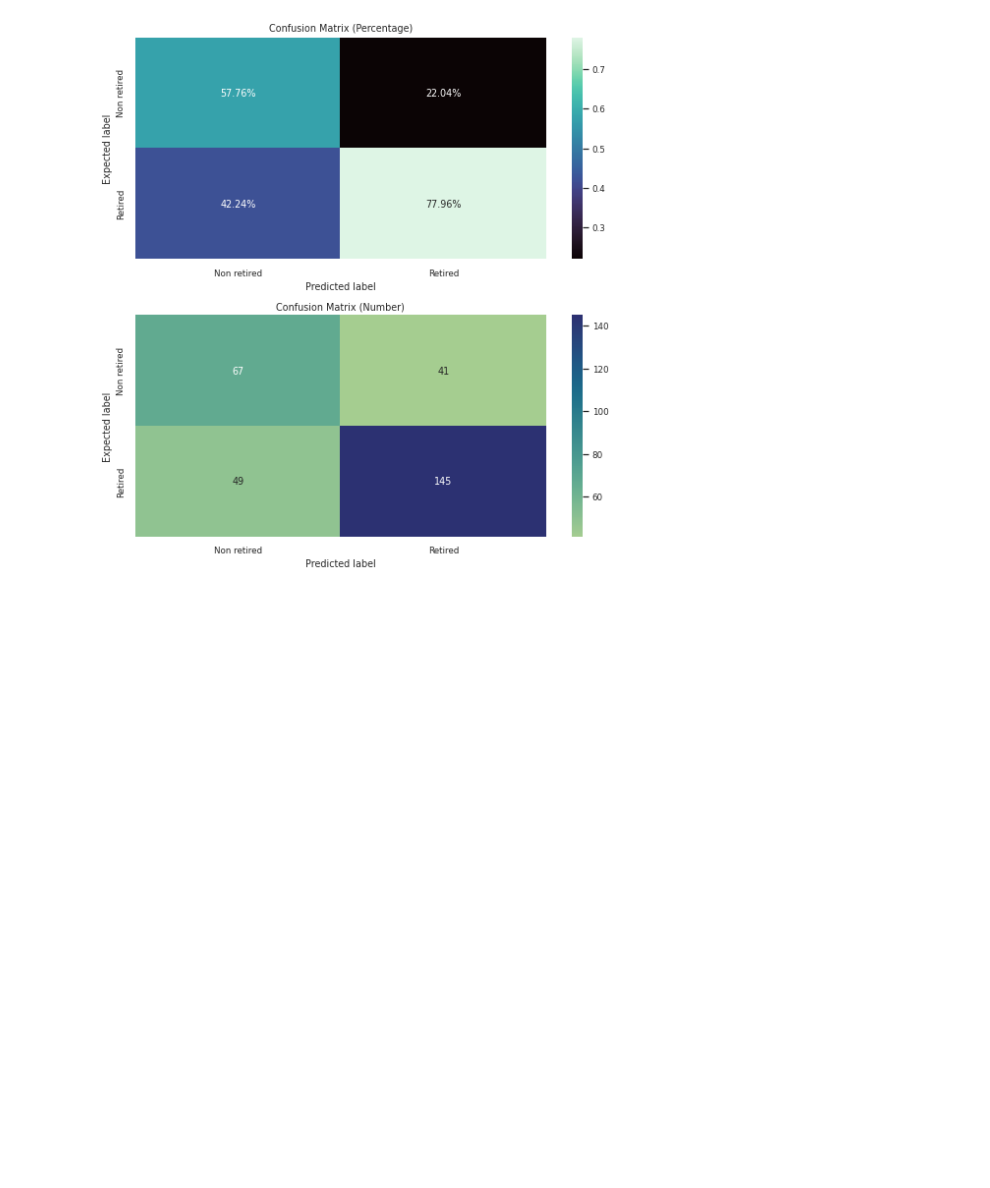
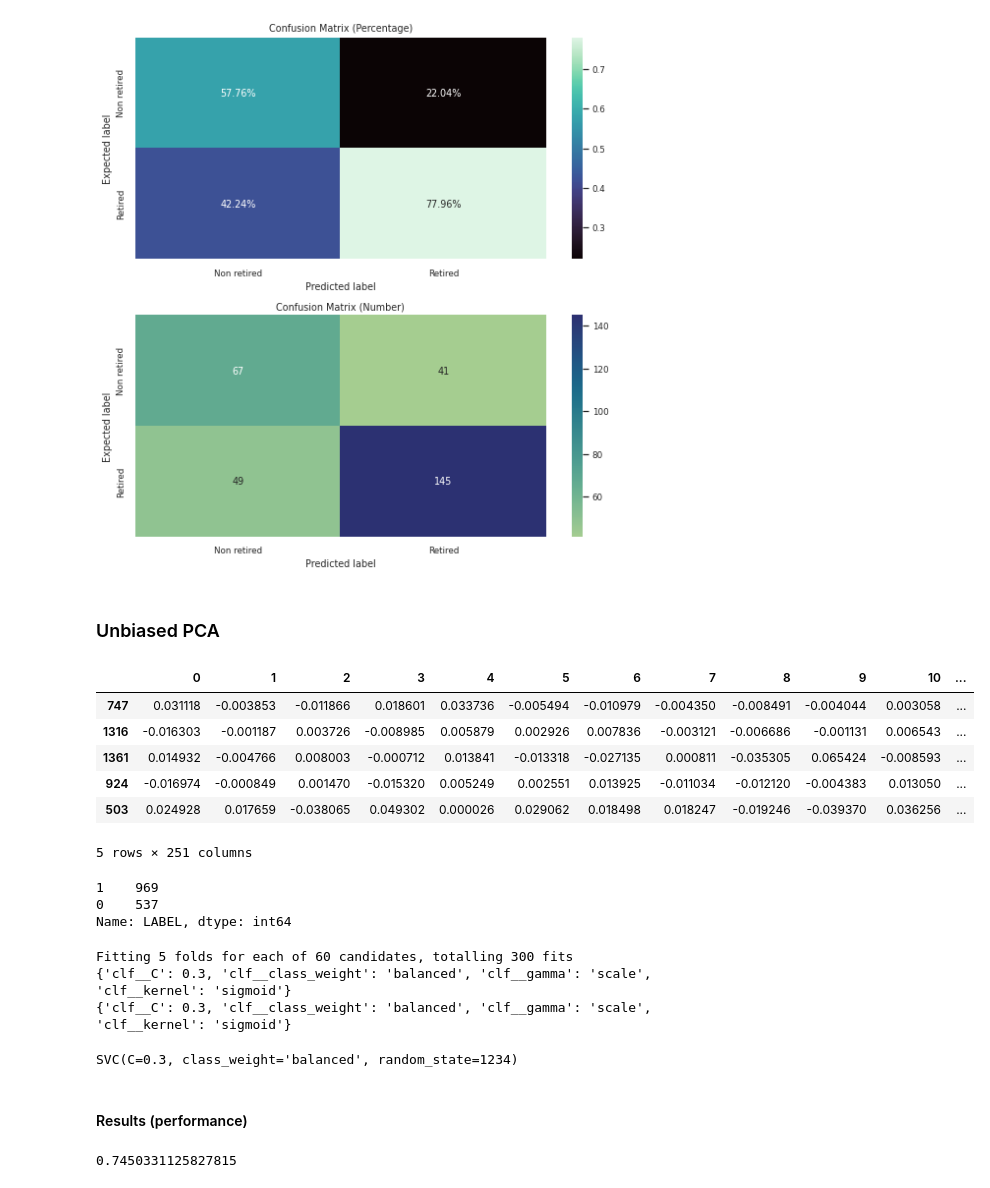
Before and after one commit to SolemnShark871/Churn, a Jupyter notebook: SVM_Model.ipynb, the cells around one changed output. Saved outputs shown, nothing was run; the diff lists cells and outputs as text; code cells hidden in the pictures; blank space fills up the shorter version.

```diff
--- a/SVM_Model.ipynb
+++ b/SVM_Model.ipynb
@@ -494,3 +494,30 @@ plt.show()
 #disp.plot()
 # %% [output]
 [figure]
+# %% [markdown]
+### Unbiased PCA
+# %%
+df_unbiased_pca = pd.read_csv('pca_unbiased.csv', index_col = [0])  #no pca
+
+df_unbiased_pca.head()
+# %% [output]
+|  | 0 | 1 | 2 | 3 | 4 | 5 | 6 | 7 | 8 | 9 | 10 | ... |
+| 747 | 0.031118 | -0.003853 | -0.011866 | 0.018601 | 0.033736 | -0.005494 | -0.010979 | -0.004350 | -0.008491 | -0.004044 | 0.003058 | ... |
+| 1316 | -0.016303 | -0.001187 | 0.003726 | -0.008985 | 0.005879 | 0.002926 | 0.007836 | -0.003121 | -0.006686 | -0.001131 | 0.006543 | ... |
+| 1361 | 0.014932 | -0.004766 | 0.008003 | -0.000712 | 0.013841 | -0.013318 | -0.027135 | 0.000811 | -0.035305 | 0.065424 | -0.008593 | ... |
+| 924 | -0.016974 | -0.000849 | 0.001470 | -0.015320 | 0.005249 | 0.002551 | 0.013925 | -0.011034 | -0.012120 | -0.004383 | 0.013050 | ... |
+| 503 | 0.024928 | 0.017659 | -0.038065 | 0.049302 | 0.000026 | 0.029062 | 0.018498 | 0.018247 | -0.019246 | -0.039370 | 0.036256 | ... |
+5 rows × 251 columns
+# %%
+### Train test split FOR NUMERICAL ALGORITHMS: 20% test
+X = df_unbiased_pca.drop(['LABEL'],axis = 1)
+y =df_unbiased_pca['LABEL']
+
+print(y.value_counts()) #the problem
+
+X_train, X_test, y_train, y_test = train_test_split( X, y, test_size=0.2, random_state=1234, stratify = y)
+X_train, X_val, y_train, y_val = train_test_split( X_train, y_train, test_size=0.2, random_state=1234, stratify = y_train)
+# %% [output]
+1    969
+0    537
+Name: LABEL, dtype: int64
@@ -496,0 +532,29 @@ plt.show()
+# %%
+grid_search = GridSearchCV(pipe, param_grid=param_grid,cv=5,verbose=2,scoring='accuracy', n_jobs=-1)
+
+# Se ajusta el modelo con las diferentes configuraciones
+grid_search.fit(X_train,y_train)
+
+print(grid_search.best_params_)
+print(grid_search.best_params_)
+# %% [output]
+Fitting 5 folds for each of 60 candidates, totalling 300 fits
+{'clf__C': 0.3, 'clf__class_weight': 'balanced', 'clf__gamma': 'scale', 'clf__kernel': 'sigmoid'}
+{'clf__C': 0.3, 'clf__class_weight': 'balanced', 'clf__gamma': 'scale', 'clf__kernel': 'sigmoid'}
+# %%
+# Create a model with the optimal hyperparameters
+# that we obtained from the gridsearch
+
+
+rbf =   svm.SVC(kernel = 'rbf', C= 0.3, class_weight = 'balanced', gamma = 'scale', decision_function_shape ='ovr', random_state=1234)
+rbf.fit(X_train, y_train)
+# %% [output]
+SVC(C=0.3, class_weight='balanced', random_state=1234)
+# %% [markdown]
+#### Results (performance)
+# %%
+# retrieve the accuracy
+accuracy_rbf = rbf.score(X_test, y_test)
+print(accuracy_rbf)
+# %% [output]
+0.7450331125827815
```
Also changed, not shown: parts of 7 cells of this notebook.
